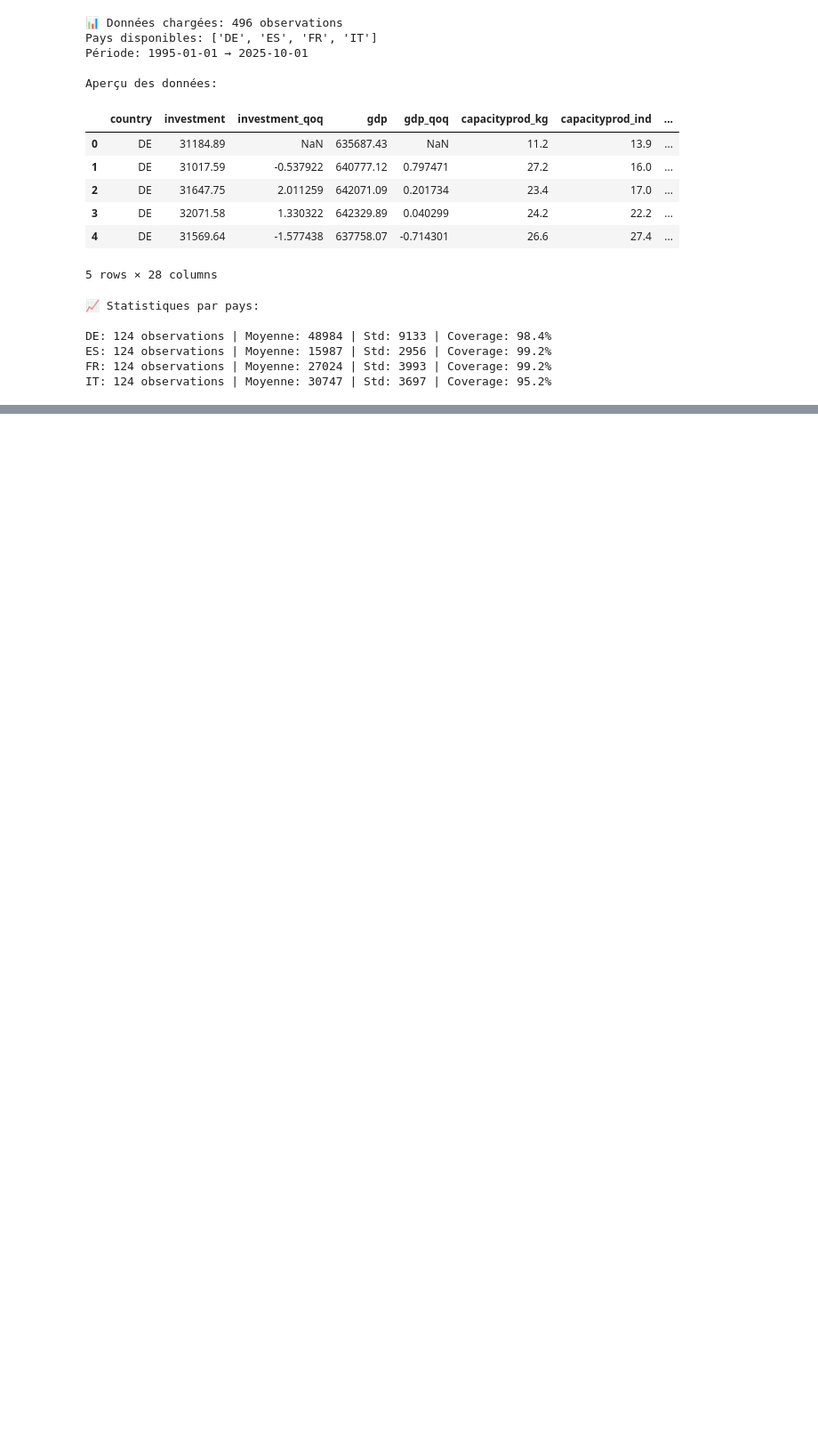
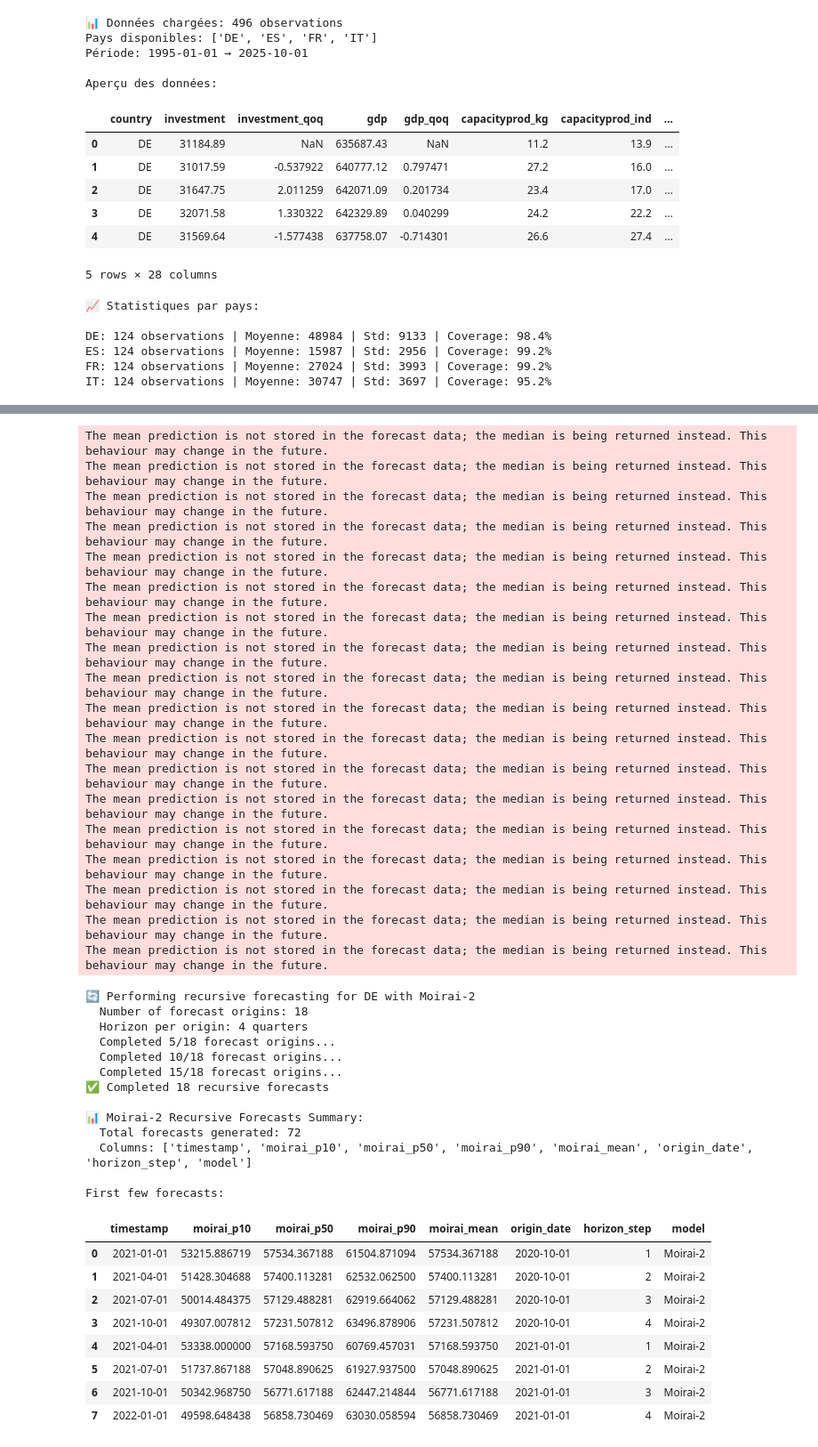
Before and after one commit to malcouffe/ECB-Forecasting, a Jupyter notebook: notebooks/recursive_forecasting.ipynb, the cells around one changed output, grey strips where cells are left out. Shown at 89% size. Cells and saved outputs as stored; diff of their text form; code cells hidden in the pictures; blank space fills up the shorter version.

```diff
--- a/notebooks/recursive_forecasting.ipynb
+++ b/notebooks/recursive_forecasting.ipynb
@@ -1844,0 +544,60 @@ Les quantiles intermédiaires (0.2, 0.3, 0.4, 0.6, 0.7, 0.8) sont interpolés li
+# %%
+# Execute recursive forecasting with Moirai-2
+recursive_moirai_forecasts = recursive_forecast_moirai(
+    full_df=df_full,
+    country=RECURSIVE_COUNTRY,
+    start_date=RECURSIVE_START_DATE,
+    end_date=RECURSIVE_END_DATE,
+    horizon=RECURSIVE_HORIZON,
+    quantile_levels=QUANTILE_LEVELS,
+    id_column=ID_COLUMN,
+    timestamp_column=TIMESTAMP_COLUMN,
+    target_column=TARGET_COLUMN
+)
+
+print(f"\n📊 Moirai-2 Recursive Forecasts Summary:")
+print(f"  Total forecasts generated: {len(recursive_moirai_forecasts)}")
+print(f"  Columns: {list(recursive_moirai_forecasts.columns)}")
+print(f"\nFirst few forecasts:")
+recursive_moirai_forecasts.head(8)
+# %% [output]
+The mean prediction is not stored in the forecast data; the median is being returned instead. This behaviour may change in the future.
+The mean prediction is not stored in the forecast data; the median is being returned instead. This behaviour may change in the future.
+The mean prediction is not stored in the forecast data; the median is being returned instead. This behaviour may change in the future.
+The mean prediction is not stored in the forecast data; the median is being returned instead. This behaviour may change in the future.
+The mean prediction is not stored in the forecast data; the median is being returned instead. This behaviour may change in the future.
+The mean prediction is not stored in the forecast data; the median is being returned instead. This behaviour may change in the future.
+The mean prediction is not stored in the forecast data; the median is being returned instead. This behaviour may change in the future.
+The mean prediction is not stored in the forecast data; the median is being returned instead. This behaviour may change in the future.
+The mean prediction is not stored in the forecast data; the median is being returned instead. This behaviour may change in the future.
+The mean prediction is not stored in the forecast data; the median is being returned instead. This behaviour may change in the future.
+The mean prediction is not stored in the forecast data; the median is being returned instead. This behaviour may change in the future.
+The mean prediction is not stored in the forecast data; the median is being returned instead. This behaviour may change in the future.
+The mean prediction is not stored in the forecast data; the median is being returned instead. This behaviour may change in the future.
+The mean prediction is not stored in the forecast data; the median is being returned instead. This behaviour may change in the future.
+The mean prediction is not stored in the forecast data; the median is being returned instead. This behaviour may change in the future.
+The mean prediction is not stored in the forecast data; the median is being returned instead. This behaviour may change in the future.
+The mean prediction is not stored in the forecast data; the median is being returned instead. This behaviour may change in the future.
+The mean prediction is not stored in the forecast data; the median is being returned instead. This behaviour may change in the future.
+🔄 Performing recursive forecasting for DE with Moirai-2
+  Number of forecast origins: 18
+  Horizon per origin: 4 quarters
+  Completed 5/18 forecast origins...
+  Completed 10/18 forecast origins...
+  Completed 15/18 forecast origins...
+✅ Completed 18 recursive forecasts
+
+📊 Moirai-2 Recursive Forecasts Summary:
+  Total forecasts generated: 72
+  Columns: ['timestamp', 'moirai_p10', 'moirai_p50', 'moirai_p90', 'moirai_mean', 'origin_date', 'horizon_step', 'model']
+
+First few forecasts:
+|  | timestamp | moirai_p10 | moirai_p50 | moirai_p90 | moirai_mean | origin_date | horizon_step | model |
+| 0 | 2021-01-01 | 53215.886719 | 57534.367188 | 61504.871094 | 57534.367188 | 2020-10-01 | 1 | Moirai-2 |
+| 1 | 2021-04-01 | 51428.304688 | 57400.113281 | 62532.062500 | 57400.113281 | 2020-10-01 | 2 | Moirai-2 |
+| 2 | 2021-07-01 | 50014.484375 | 57129.488281 | 62919.664062 | 57129.488281 | 2020-10-01 | 3 | Moirai-2 |
+| 3 | 2021-10-01 | 49307.007812 | 57231.507812 | 63496.878906 | 57231.507812 | 2020-10-01 | 4 | Moirai-2 |
+| 4 | 2021-04-01 | 53338.000000 | 57168.593750 | 60769.457031 | 57168.593750 | 2021-01-01 | 1 | Moirai-2 |
+| 5 | 2021-07-01 | 51737.867188 | 57048.890625 | 61927.937500 | 57048.890625 | 2021-01-01 | 2 | Moirai-2 |
+| 6 | 2021-10-01 | 50342.968750 | 56771.617188 | 62447.214844 | 56771.617188 | 2021-01-01 | 3 | Moirai-2 |
+| 7 | 2022-01-01 | 49598.648438 | 56858.730469 | 63030.058594 | 56858.730469 | 2021-01-01 | 4 | Moirai-2 |
```
Also changed, not shown: parts of 84 cells of this notebook, 6 other files.
